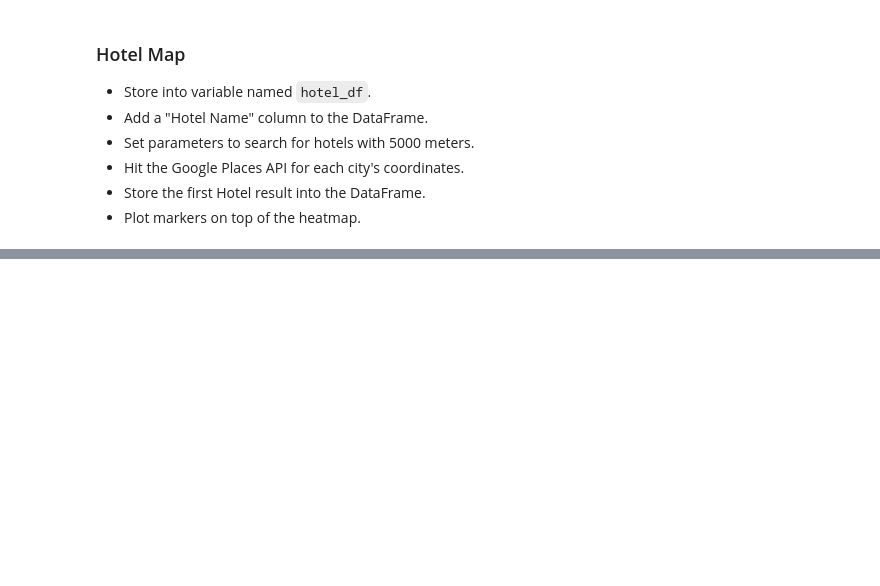
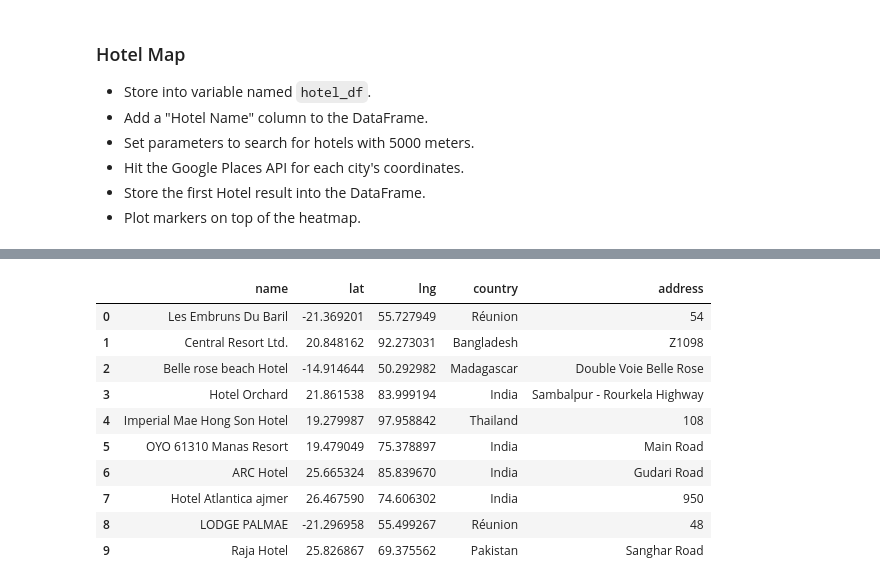
Before and after one commit to osie78/python-api-challenge, a Jupyter notebook: VacationPy/VacationPy.ipynb, the cells around one changed output, grey strips where cells are left out. Drawn from its saved outputs; the diff is of its cells as text; code cells hidden in the pictures; blank space fills up the shorter version.

```diff
--- a/VacationPy/VacationPy.ipynb
+++ b/VacationPy/VacationPy.ipynb
@@ -165,0 +241,17 @@ IndexError: list index out of range
+# %%
+#building urls, obtaining responses of countries, using a loop through the hotels coordinates
+
+
+for coord in hotel_coord:
+
+    query_url_country=f'https://maps.googleapis.com/maps/api/geocode/json?latlng={coord}&location_type=APPROXIMATE&result_type=country&key={g_key}'
+    response_country = requests.get(query_url_country)
+    response_country_js=response_country.json()
+    hotel_country.append(response_country_js['results'][0]['address_components'][0]['long_name'])
+
+
+hotel_country
+hotel_country_df=pd.DataFrame(hotel_country)
+# %%
+hotels_info_df["country"]= hotel_country_df #appending the countries to the hotels info df
+hotels_info_df
@@ -165,0 +270,12 @@ IndexError: list index out of range
+# %%
+# trying to pull the address...the dictionaries info varies randomly. Assigned an arbitrary key to the city and called it address.
+for coord in hotel_coord:
+
+    query_url_address=f'https://maps.googleapis.com/maps/api/geocode/json?latlng={coord}&key={g_key}'
+    response_address = requests.get(query_url_address)
+    response_address_js=response_address.json()
+    hotel_address.append(response_address_js['results'][0]['address_components'][0]['long_name'])
+# %%
+hotel_address_df=pd.DataFrame(hotel_address)
+hotel_address_df=hotel_address_df.rename(columns={0:"address"})
+hotel_address_df
@@ -166 +294,16 @@ IndexError: list index out of range
+# %%
+hotels_info_df["address"]= hotel_address_df #expanded hotels info df with "address"
+hotels_info_df
+# %% [output]
+|  | name | lat | lng | country | address |
+| 0 | Les Embruns Du Baril | -21.369201 | 55.727949 | Réunion | 54 |
+| 1 | Central Resort Ltd. | 20.848162 | 92.273031 | Bangladesh | Z1098 |
+| 2 | Belle rose beach Hotel | -14.914644 | 50.292982 | Madagascar | Double Voie Belle Rose |
+| 3 | Hotel Orchard | 21.861538 | 83.999194 | India | Sambalpur - Rourkela Highway |
+| 4 | Imperial Mae Hong Son Hotel | 19.279987 | 97.958842 | Thailand | 108 |
+| 5 | OYO 61310 Manas Resort | 19.479049 | 75.378897 | India | Main Road |
+| 6 | ARC Hotel | 25.665324 | 85.839670 | India | Gudari Road |
+| 7 | Hotel Atlantica ajmer | 26.467590 | 74.606302 | India | 950 |
+| 8 | LODGE PALMAE | -21.296958 | 55.499267 | Réunion | 48 |
+| 9 | Raja Hotel | 25.826867 | 69.375562 | Pakistan | Sanghar Road |
 # %%
```
Also changed, not shown: parts of 27 cells of this notebook, 15 other files.
